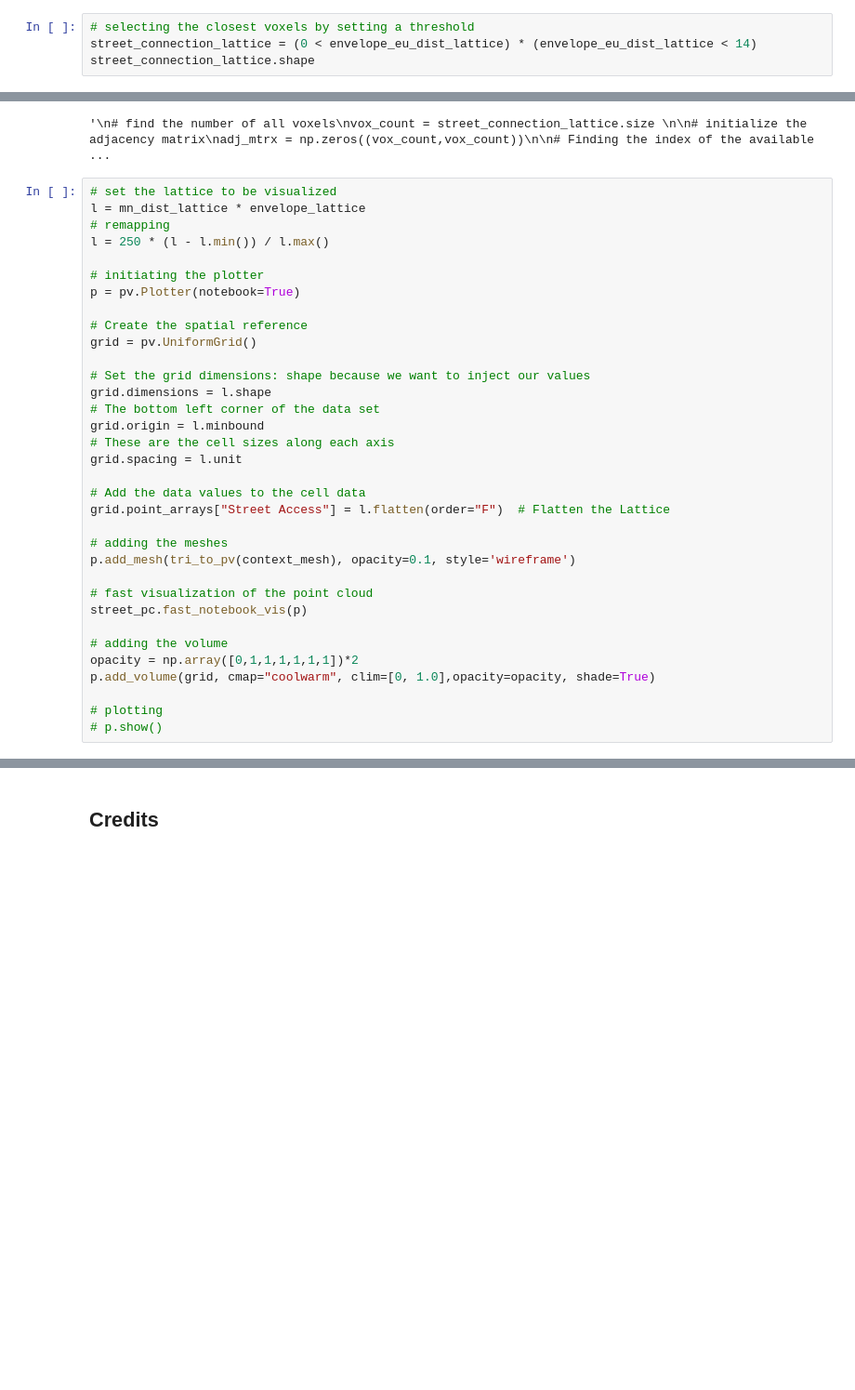
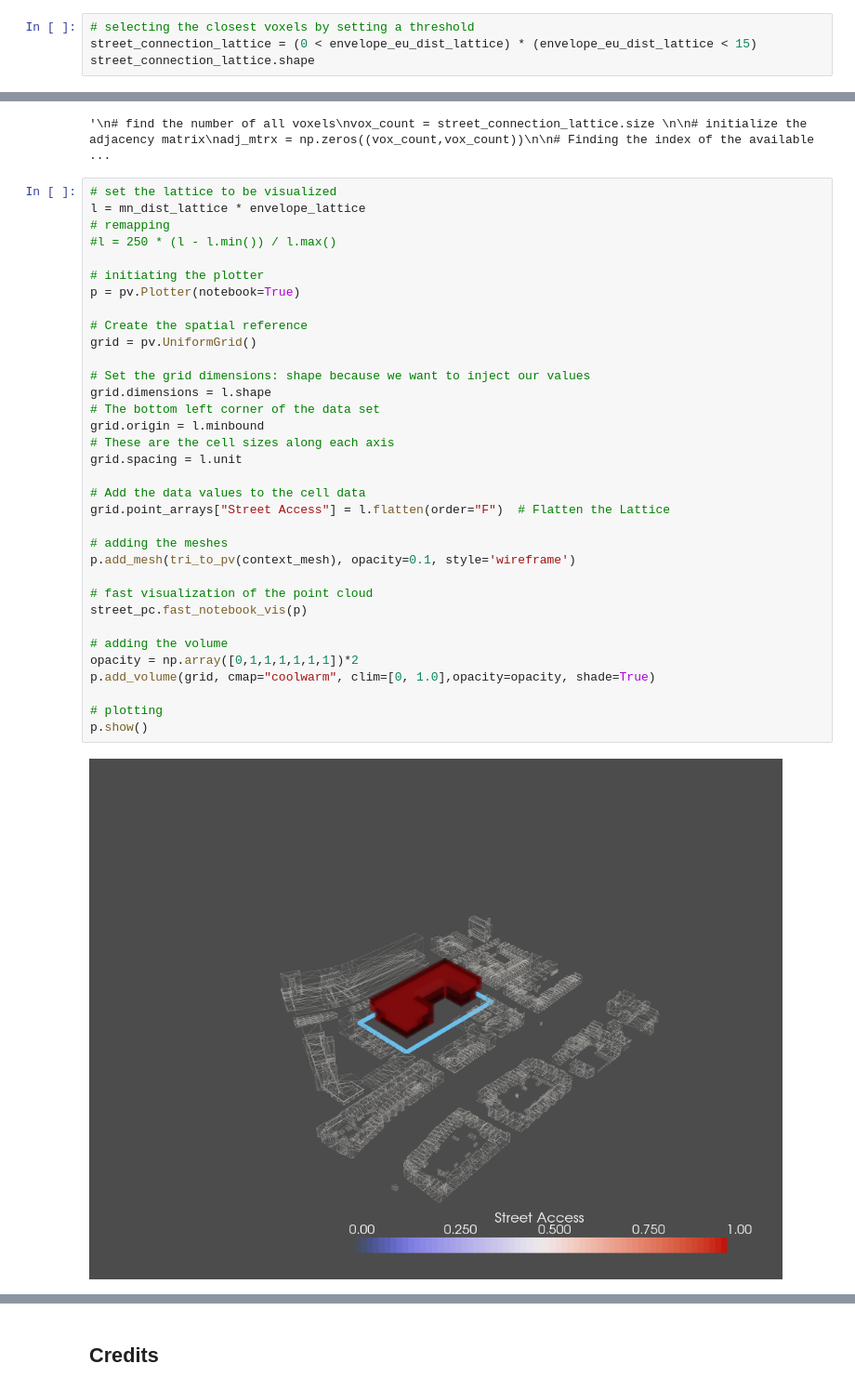
Before and after one commit to shervinazadi/spatial_computing_project_template, a Jupyter notebook: scripts/2.6_street_distance.ipynb, the cells around one changed output, grey strips where cells are left out. Shown: that part at 93% size. Saved outputs shown, nothing was run; the diff lists cells and outputs as text; blank space fills up the shorter version.

Commit message:
fix street points creation and fixed street_distance.ipynb as a result

```diff
--- a/scripts/2.6_street_distance.ipynb
+++ b/scripts/2.6_street_distance.ipynb
@@ -182,7 +182,7 @@ p.add_volume(grid, cmap="coolwarm", opacity=opacity, shade=True, show_scalar_bar
 ### 2.1 Selecting the Closest Voxels
 # %%
 # selecting the closest voxels by setting a threshold
-street_connection_lattice = (0 < envelope_eu_dist_lattice) * (envelope_eu_dist_lattice < 14)
+street_connection_lattice = (0 < envelope_eu_dist_lattice) * (envelope_eu_dist_lattice < 15)
 street_connection_lattice.shape
 # %% [output]
 (16, 9, 5)
@@ -307,34 +310,35 @@ dist_mtrx = nx.floyd_warshall_numpy(g)
 # set the lattice to be visualized
 l = mn_dist_lattice * envelope_lattice
 # remapping
-l = 250 * (l - l.min()) / l.max()
+#l = 250 * (l - l.min()) / l.max()
 
 # initiating the plotter
 p = pv.Plotter(notebook=True)
 
 # Create the spatial reference
 grid = pv.UniformGrid()
 
 # Set the grid dimensions: shape because we want to inject our values
 grid.dimensions = l.shape
 # The bottom left corner of the data set
 grid.origin = l.minbound
 # These are the cell sizes along each axis
 grid.spacing = l.unit
 
 # Add the data values to the cell data
 grid.point_arrays["Street Access"] = l.flatten(order="F")  # Flatten the Lattice
 
 # adding the meshes
 p.add_mesh(tri_to_pv(context_mesh), opacity=0.1, style='wireframe')
 
 # fast visualization of the point cloud
 street_pc.fast_notebook_vis(p)
 
 # adding the volume
 opacity = np.array([0,1,1,1,1,1,1])*2
 p.add_volume(grid, cmap="coolwarm", clim=[0, 1.0],opacity=opacity, shade=True)
 
 # plotting
-# p.show()
+p.show()
 # %% [output]
+[figure, added]
```
Also changed, not shown: parts of 6 cells of this notebook, 3 other files.
